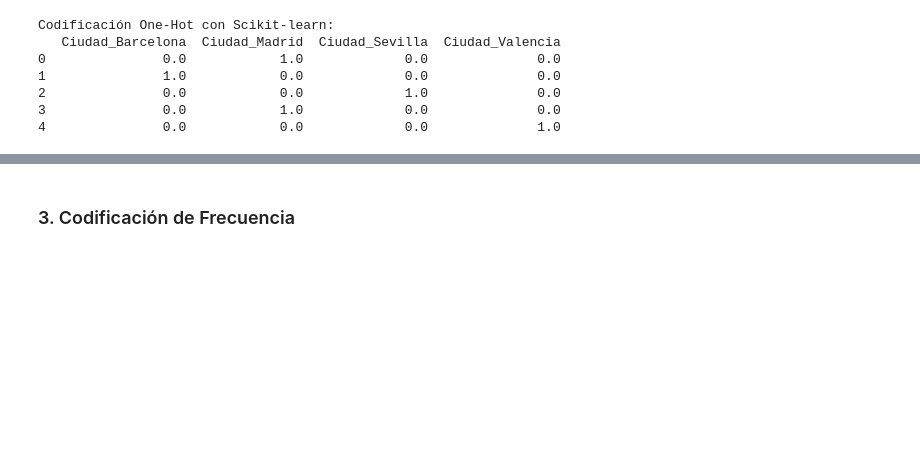
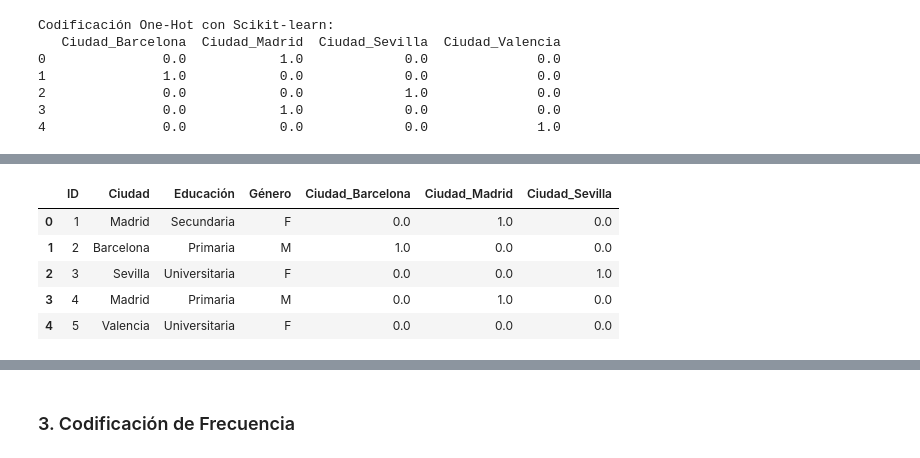
Before and after one commit to jjuandiego099/cuadernos-y-proyectos-IA, a Jupyter notebook: Cuaderno_3_Manejo_de_Datos_Categóricos.ipynb, the cells around one changed output, grey strips where cells are left out. Saved outputs shown, nothing was run; the diff lists cells and outputs as text; code cells hidden in the pictures; blank space fills up the shorter version.

```diff
--- a/Cuaderno_3_Manejo_de_Datos_Categóricos.ipynb
+++ b/Cuaderno_3_Manejo_de_Datos_Categóricos.ipynb
@@ -114,3 +114,6 @@ Codificación One-Hot con Scikit-learn:
 2               0.0            0.0             1.0              0.0
 3               0.0            1.0             0.0              0.0
 4               0.0            0.0             0.0              1.0
+# %%
+onehot_df.drop(columns=["Ciudad_Valencia"], axis=1, inplace=True)
+onehot_df
@@ -116,0 +127,10 @@ Codificación One-Hot con Scikit-learn:
+# %%
+dfc=df.join(onehot_df)
+dfc
+# %% [output]
+|  | ID | Ciudad | Educación | Género | Ciudad_Barcelona | Ciudad_Madrid | Ciudad_Sevilla |
+| 0 | 1 | Madrid | Secundaria | F | 0.0 | 1.0 | 0.0 |
+| 1 | 2 | Barcelona | Primaria | M | 1.0 | 0.0 | 0.0 |
+| 2 | 3 | Sevilla | Universitaria | F | 0.0 | 0.0 | 1.0 |
+| 3 | 4 | Madrid | Primaria | M | 0.0 | 1.0 | 0.0 |
+| 4 | 5 | Valencia | Universitaria | F | 0.0 | 0.0 | 0.0 |
```
Also changed, not shown: parts of 7 cells of this notebook.
